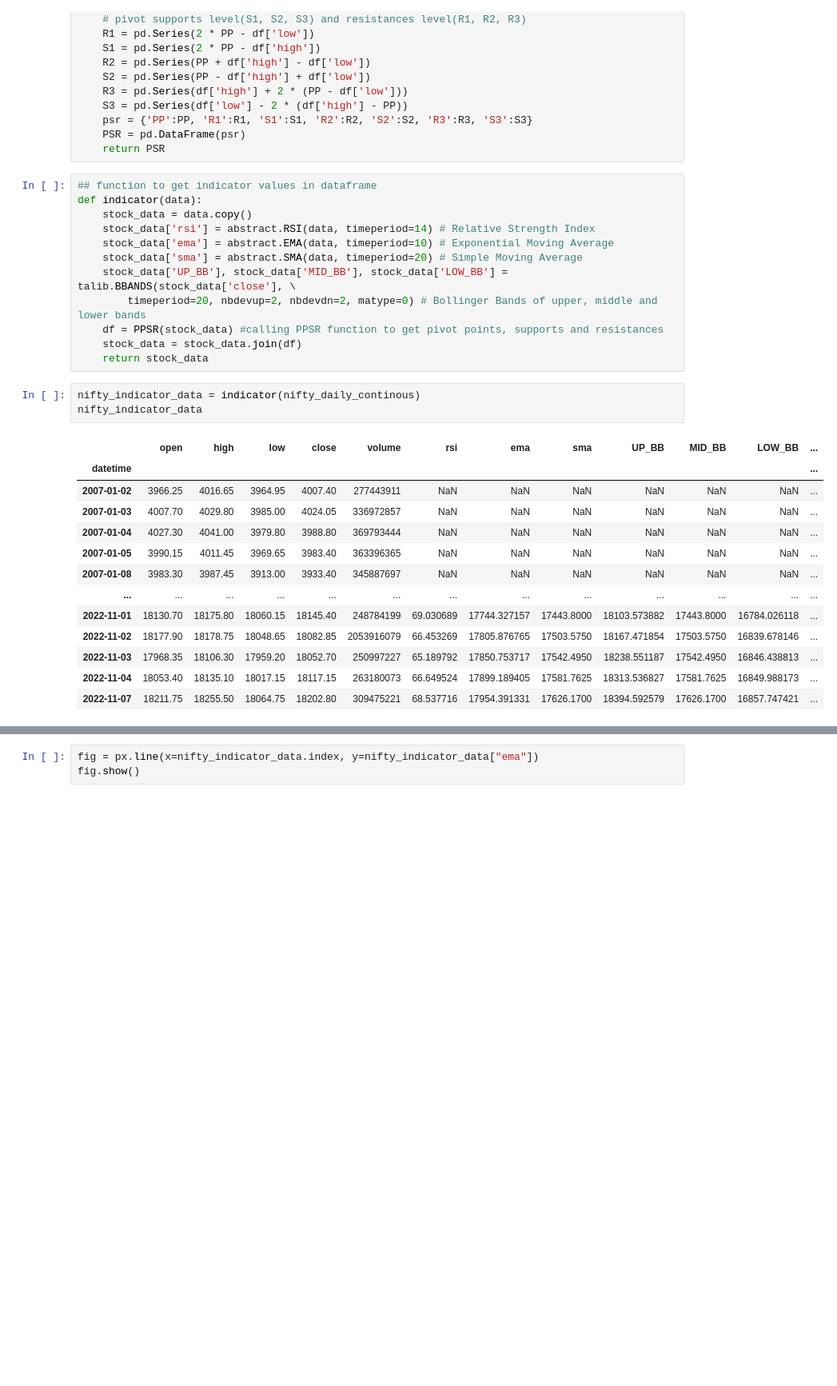
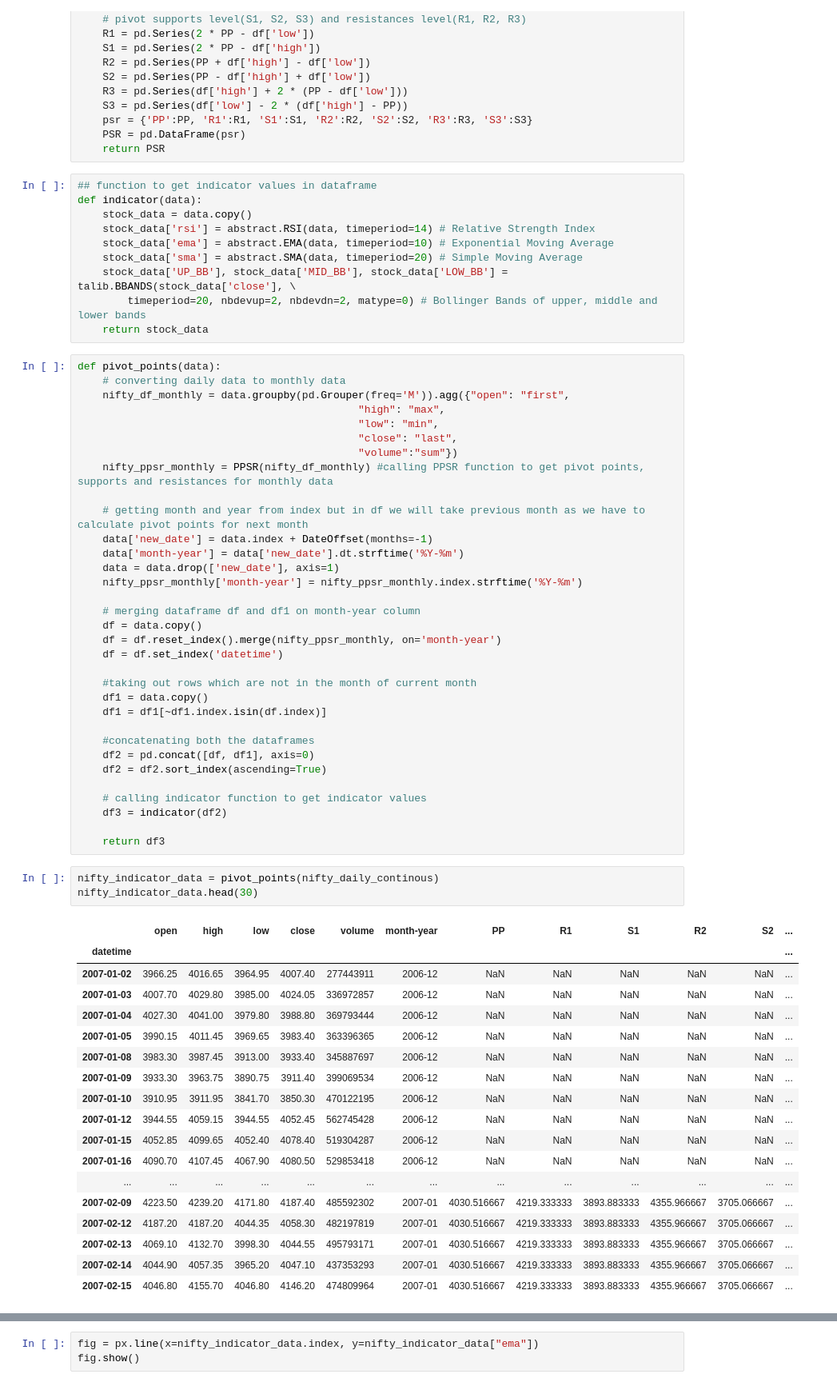
Before and after one commit to intilt/Intrade_ai, a Jupyter notebook: Notebooks/data_cleaning.ipynb, the cells around one changed output, grey strips where cells are left out. Shown at 80% size. Drawn from its saved outputs; the diff is of its cells as text; blank space fills up the shorter version.

Commit message:
Pivot points are added successfully

```diff
--- a/Notebooks/data_cleaning.ipynb
+++ b/Notebooks/data_cleaning.ipynb
@@ -318,23 +319,59 @@ def indicator(data):
     stock_data['sma'] = abstract.SMA(data, timeperiod=20) # Simple Moving Average
     stock_data['UP_BB'], stock_data['MID_BB'], stock_data['LOW_BB'] = talib.BBANDS(stock_data['close'], \
         timeperiod=20, nbdevup=2, nbdevdn=2, matype=0) # Bollinger Bands of upper, middle and lower bands
-    df = PPSR(stock_data) #calling PPSR function to get pivot points, supports and resistances
-    stock_data = stock_data.join(df)
     return stock_data
+# %%
+def pivot_points(data):
+    # converting daily data to monthly data
+    nifty_df_monthly = data.groupby(pd.Grouper(freq='M')).agg({"open": "first",
+                                             "high": "max",
+                                             "low": "min",
+                                             "close": "last",
+                                             "volume":"sum"})
+    nifty_ppsr_monthly = PPSR(nifty_df_monthly) #calling PPSR function to get pivot points, supports and resistances for monthly data
+
+    # getting month and year from index but in df we will take previous month as we have to calculate pivot points for next month
+    data['new_date'] = data.index + DateOffset(months=-1)
+    data['month-year'] = data['new_date'].dt.strftime('%Y-%m')
+    data = data.drop(['new_date'], axis=1)
+    nifty_ppsr_monthly['month-year'] = nifty_ppsr_monthly.index.strftime('%Y-%m')
+
+    # merging dataframe df and df1 on month-year column
+    df = data.copy()
+    df = df.reset_index().merge(nifty_ppsr_monthly, on='month-year')
+    df = df.set_index('datetime')
+
+    #taking out rows which are not in the month of current month
+    df1 = data.copy()
+    df1 = df1[~df1.index.isin(df.index)]
+
+    #concatenating both the dataframes
+    df2 = pd.concat([df, df1], axis=0)
+    df2 = df2.sort_index(ascending=True)
+
+    # calling indicator function to get indicator values
+    df3 = indicator(df2)
+
+    return df3
 # %%
-nifty_indicator_data = indicator(nifty_daily_continous)
-nifty_indicator_data
+nifty_indicator_data = pivot_points(nifty_daily_continous)
+nifty_indicator_data.head(30)
 # %% [output]
-|  | open | high | low | close | volume | rsi | ema | sma | UP_BB | MID_BB | LOW_BB | ... |
+|  | open | high | low | close | volume | month-year | PP | R1 | S1 | R2 | S2 | ... |
 | datetime |  |  |  |  |  |  |  |  |  |  |  | ... |
-| 2007-01-02 | 3966.25 | 4016.65 | 3964.95 | 4007.40 | 277443911 | NaN | NaN | NaN | NaN | NaN | NaN | ... |
-| 2007-01-03 | 4007.70 | 4029.80 | 3985.00 | 4024.05 | 336972857 | NaN | NaN | NaN | NaN | NaN | NaN | ... |
-| 2007-01-04 | 4027.30 | 4041.00 | 3979.80 | 3988.80 | 369793444 | NaN | NaN | NaN | NaN | NaN | NaN | ... |
-| 2007-01-05 | 3990.15 | 4011.45 | 3969.65 | 3983.40 | 363396365 | NaN | NaN | NaN | NaN | NaN | NaN | ... |
-| 2007-01-08 | 3983.30 | 3987.45 | 3913.00 | 3933.40 | 345887697 | NaN | NaN | NaN | NaN | NaN | NaN | ... |
+| 2007-01-02 | 3966.25 | 4016.65 | 3964.95 | 4007.40 | 277443911 | 2006-12 | NaN | NaN | NaN | NaN | NaN | ... |
+| 2007-01-03 | 4007.70 | 4029.80 | 3985.00 | 4024.05 | 336972857 | 2006-12 | NaN | NaN | NaN | NaN | NaN | ... |
+| 2007-01-04 | 4027.30 | 4041.00 | 3979.80 | 3988.80 | 369793444 | 2006-12 | NaN | NaN | NaN | NaN | NaN | ... |
+| 2007-01-05 | 3990.15 | 4011.45 | 3969.65 | 3983.40 | 363396365 | 2006-12 | NaN | NaN | NaN | NaN | NaN | ... |
+| 2007-01-08 | 3983.30 | 3987.45 | 3913.00 | 3933.40 | 345887697 | 2006-12 | NaN | NaN | NaN | NaN | NaN | ... |
+| 2007-01-09 | 3933.30 | 3963.75 | 3890.75 | 3911.40 | 399069534 | 2006-12 | NaN | NaN | NaN | NaN | NaN | ... |
+| 2007-01-10 | 3910.95 | 3911.95 | 3841.70 | 3850.30 | 470122195 | 2006-12 | NaN | NaN | NaN | NaN | NaN | ... |
+| 2007-01-12 | 3944.55 | 4059.15 | 3944.55 | 4052.45 | 562745428 | 2006-12 | NaN | NaN | NaN | NaN | NaN | ... |
+| 2007-01-15 | 4052.85 | 4099.65 | 4052.40 | 4078.40 | 519304287 | 2006-12 | NaN | NaN | NaN | NaN | NaN | ... |
+| 2007-01-16 | 4090.70 | 4107.45 | 4067.90 | 4080.50 | 529853418 | 2006-12 | NaN | NaN | NaN | NaN | NaN | ... |
 | ... | ... | ... | ... | ... | ... | ... | ... | ... | ... | ... | ... | ... |
-| 2022-11-01 | 18130.70 | 18175.80 | 18060.15 | 18145.40 | 248784199 | 69.030689 | 17744.327157 | 17443.8000 | 18103.573882 | 17443.8000 | 16784.026118 | ... |
-| 2022-11-02 | 18177.90 | 18178.75 | 18048.65 | 18082.85 | 2053916079 | 66.453269 | 17805.876765 | 17503.5750 | 18167.471854 | 17503.5750 | 16839.678146 | ... |
-| 2022-11-03 | 17968.35 | 18106.30 | 17959.20 | 18052.70 | 250997227 | 65.189792 | 17850.753717 | 17542.4950 | 18238.551187 | 17542.4950 | 16846.438813 | ... |
-| 2022-11-04 | 18053.40 | 18135.10 | 18017.15 | 18117.15 | 263180073 | 66.649524 | 17899.189405 | 17581.7625 | 18313.536827 | 17581.7625 | 16849.988173 | ... |
-| 2022-11-07 | 18211.75 | 18255.50 | 18064.75 | 18202.80 | 309475221 | 68.537716 | 17954.391331 | 17626.1700 | 18394.592579 | 17626.1700 | 16857.747421 | ... |
+| 2007-02-09 | 4223.50 | 4239.20 | 4171.80 | 4187.40 | 485592302 | 2007-01 | 4030.516667 | 4219.333333 | 3893.883333 | 4355.966667 | 3705.066667 | ... |
+| 2007-02-12 | 4187.20 | 4187.20 | 4044.35 | 4058.30 | 482197819 | 2007-01 | 4030.516667 | 4219.333333 | 3893.883333 | 4355.966667 | 3705.066667 | ... |
+| 2007-02-13 | 4069.10 | 4132.70 | 3998.30 | 4044.55 | 495793171 | 2007-01 | 4030.516667 | 4219.333333 | 3893.883333 | 4355.966667 | 3705.066667 | ... |
+| 2007-02-14 | 4044.90 | 4057.35 | 3965.20 | 4047.10 | 437353293 | 2007-01 | 4030.516667 | 4219.333333 | 3893.883333 | 4355.966667 | 3705.066667 | ... |
+| 2007-02-15 | 4046.80 | 4155.70 | 4046.80 | 4146.20 | 474809964 | 2007-01 | 4030.516667 | 4219.333333 | 3893.883333 | 4355.966667 | 3705.066667 | ... |
```
Also changed, not shown: parts of 4 cells of this notebook, 2 other files.
